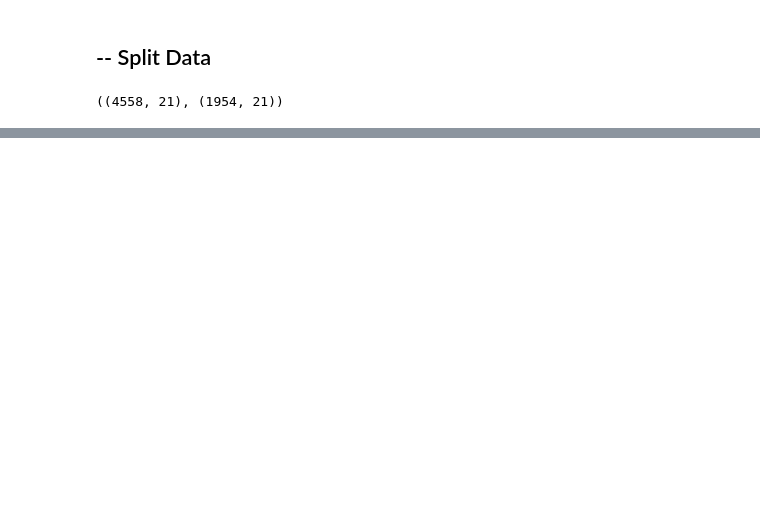
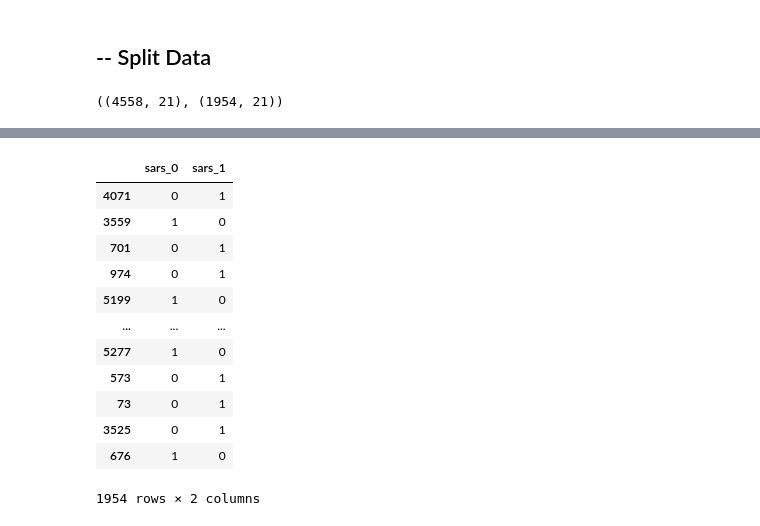
Before and after one commit to DocBot-Bangkit-2021/DocBot-MachineLearningModels, a Jupyter notebook: Covid-19/Covid19_Baseline_Model.ipynb, the cells around one changed output, grey strips where cells are left out. Saved outputs shown, nothing was run; the diff lists cells and outputs as text; code cells hidden in the pictures; blank space fills up the shorter version.

```diff
--- a/Covid-19/Covid19_Baseline_Model.ipynb
+++ b/Covid-19/Covid19_Baseline_Model.ipynb
@@ -307,11 +308,11 @@ Name: SARS-CoV-2 Positive, dtype: int64
 ## -- Spitting features and label
 # %%
 features = df.drop(columns=['SARS-CoV-2 Positive'])
-label = df['SARS-CoV-2 Positive']
+label = df[['SARS-CoV-2 Positive']]
 
 print(features.shape)
 print(label.shape)
 
-features.columns, label.name
+features.columns, label.columns
 # %% [output]
 (6512, 11)
@@ -403,3 +406,8 @@ features.head()
 | 2 | 0.705263 | 0 | 1 | 1 | 0 | 1 | 0 | 1 | 0 | ... |
 | 3 | 0.705263 | 0 | 1 | 0 | 1 | 0 | 1 | 1 | 0 | ... |
 | 4 | 0.515789 | 0 | 1 | 0 | 1 | 0 | 1 | 0 | 1 | ... |
+# %%
+label_cat = pd.get_dummies(label['SARS-CoV-2 Positive'], prefix="sars")
+label = pd.concat([label, label_cat], axis = 1)
+label = label.drop(columns = 'SARS-CoV-2 Positive')
+label.head()
@@ -409,7 +424,7 @@ features.head()
 from sklearn.model_selection import train_test_split
 # %%
 X_train, X_validate, y_train, y_validate = train_test_split(
-    features, label, test_size=0.3, stratify=label)
+    features, label, test_size=0.3, shuffle=True, stratify=label)
 # %%
 X_train.shape, X_validate.shape
 # %% [output]
@@ -424,0 +548,16 @@ y_validate.count()
+# %%
+y_validate
+# %% [output]
+|  | sars_0 | sars_1 |
+| 4071 | 0 | 1 |
+| 3559 | 1 | 0 |
+| 701 | 0 | 1 |
+| 974 | 0 | 1 |
+| 5199 | 1 | 0 |
+| ... | ... | ... |
+| 5277 | 1 | 0 |
+| 573 | 0 | 1 |
+| 73 | 0 | 1 |
+| 3525 | 0 | 1 |
+| 676 | 1 | 0 |
+1954 rows × 2 columns
```
Also changed, not shown: parts of 30 cells of this notebook.
